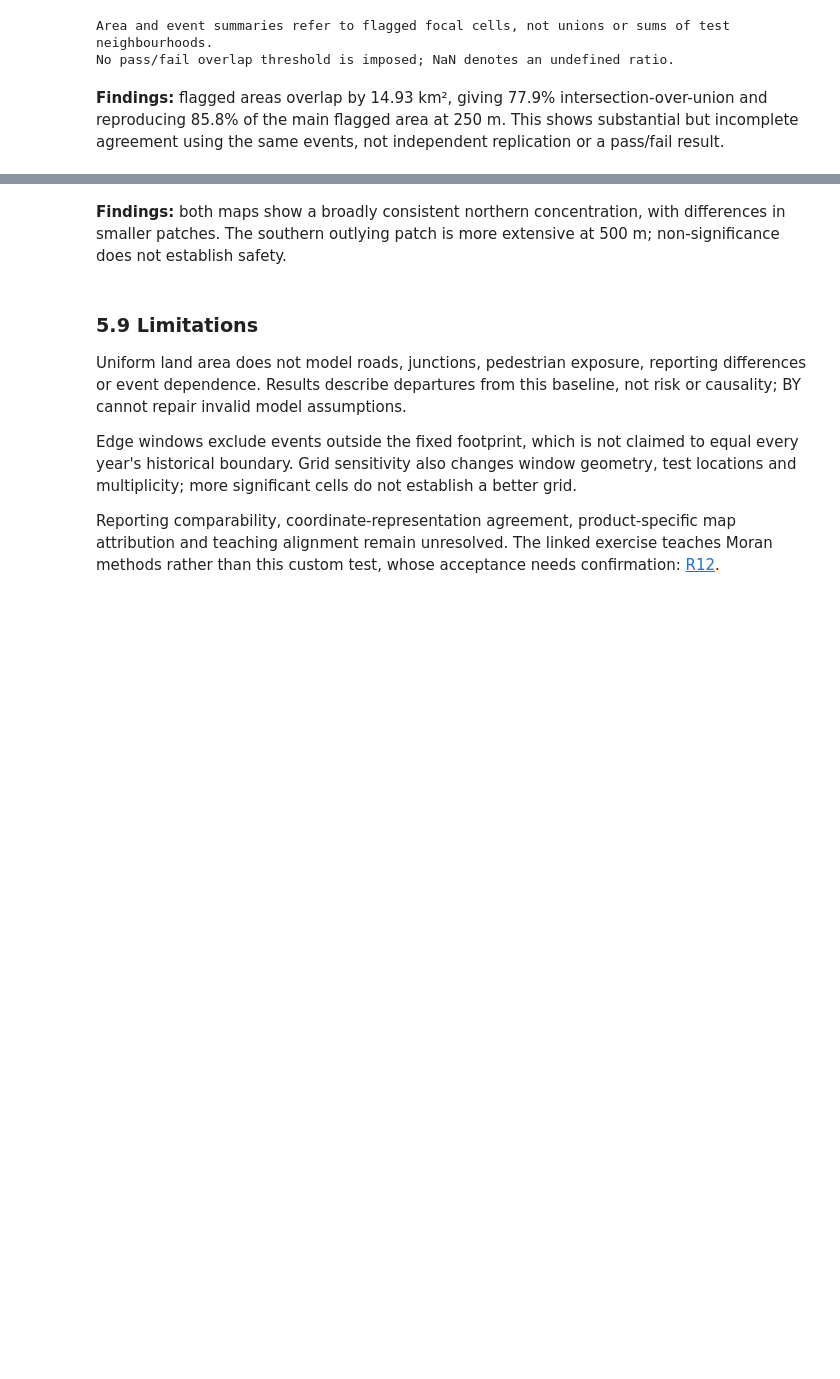
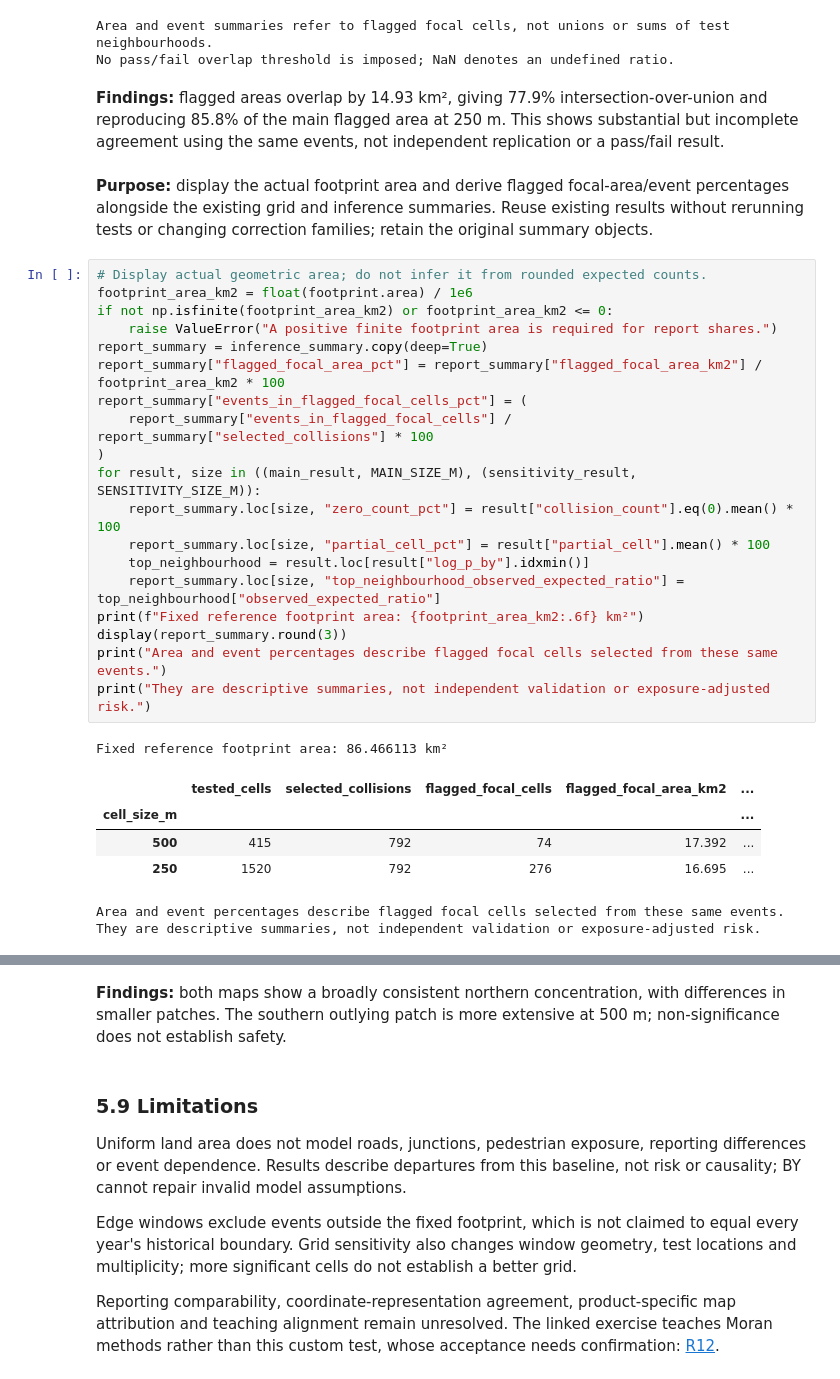
Before and after one commit to chathuranga-sudusinghe/london-pedestrian-collision-analysis, a Jupyter notebook: notebooks/04_croydon_spatial_inference.ipynb, the cells around one changed output, grey strips where cells are left out. Saved outputs shown, nothing was run; the diff lists cells and outputs as text; blank space fills up the shorter version.

```diff
--- a/notebooks/04_croydon_spatial_inference.ipynb
+++ b/notebooks/04_croydon_spatial_inference.ipynb
@@ -551,3 +562,32 @@ Area and event summaries refer to flagged focal cells, not unions or sums of tes
 No pass/fail overlap threshold is imposed; NaN denotes an undefined ratio.
 # %% [markdown]
 **Findings:** flagged areas overlap by 14.93 km², giving 77.9% intersection-over-union and reproducing 85.8% of the main flagged area at 250 m. This shows substantial but incomplete agreement using the same events, not independent replication or a pass/fail result.
+# %% [markdown]
+**Purpose:** display the actual footprint area and derive flagged focal-area/event percentages alongside the existing grid and inference summaries. Reuse existing results without rerunning tests or changing correction families; retain the original summary objects.
+# %%
+# Display actual geometric area; do not infer it from rounded expected counts.
+footprint_area_km2 = float(footprint.area) / 1e6
+if not np.isfinite(footprint_area_km2) or footprint_area_km2 <= 0:
+    raise ValueError("A positive finite footprint area is required for report shares.")
+report_summary = inference_summary.copy(deep=True)
+report_summary["flagged_focal_area_pct"] = report_summary["flagged_focal_area_km2"] / footprint_area_km2 * 100
+report_summary["events_in_flagged_focal_cells_pct"] = (
+    report_summary["events_in_flagged_focal_cells"] / report_summary["selected_collisions"] * 100
+)
+for result, size in ((main_result, MAIN_SIZE_M), (sensitivity_result, SENSITIVITY_SIZE_M)):
+    report_summary.loc[size, "zero_count_pct"] = result["collision_count"].eq(0).mean() * 100
+    report_summary.loc[size, "partial_cell_pct"] = result["partial_cell"].mean() * 100
+    top_neighbourhood = result.loc[result["log_p_by"].idxmin()]
+    report_summary.loc[size, "top_neighbourhood_observed_expected_ratio"] = top_neighbourhood["observed_expected_ratio"]
+print(f"Fixed reference footprint area: {footprint_area_km2:.6f} km²")
+display(report_summary.round(3))
+print("Area and event percentages describe flagged focal cells selected from these same events.")
+print("They are descriptive summaries, not independent validation or exposure-adjusted risk.")
+# %% [output]
+Fixed reference footprint area: 86.466113 km²
+|  | tested_cells | selected_collisions | flagged_focal_cells | flagged_focal_area_km2 | ... |
+| cell_size_m |  |  |  |  | ... |
+| 500 | 415 | 792 | 74 | 17.392 | ... |
+| 250 | 1520 | 792 | 276 | 16.695 | ... |
+Area and event percentages describe flagged focal cells selected from these same events.
+They are descriptive summaries, not independent validation or exposure-adjusted risk.
```
Also changed, not shown: parts of 5 cells of this notebook, 15 other files.
